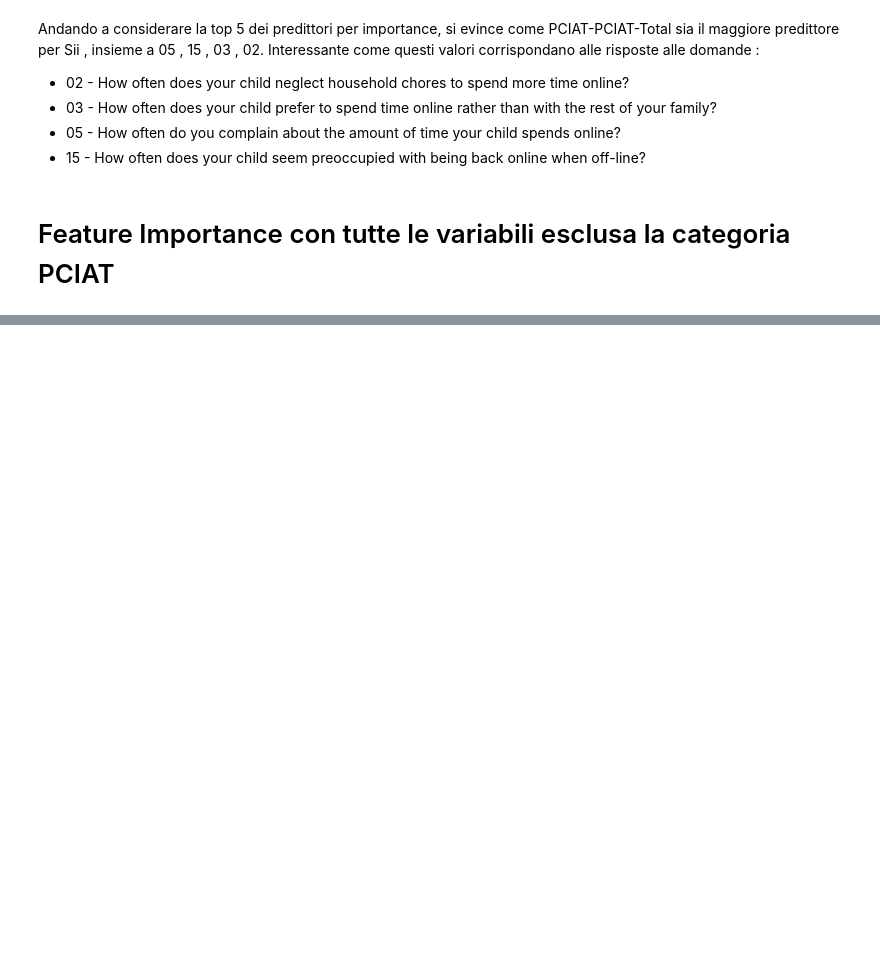
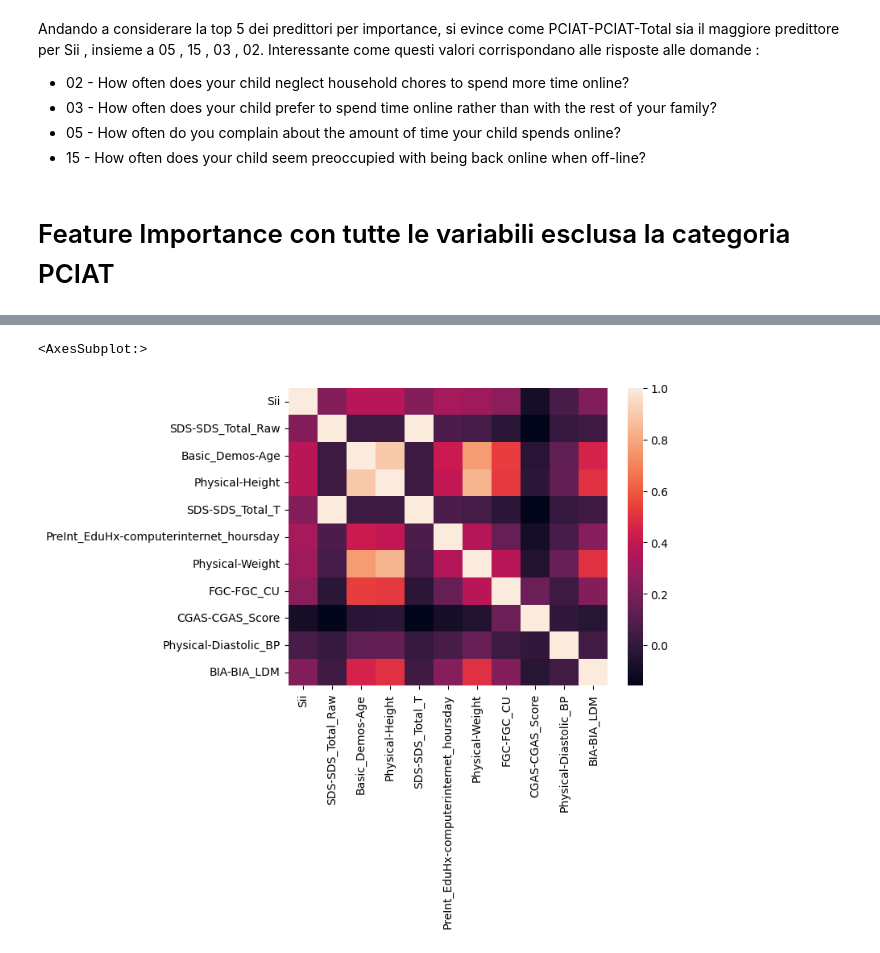
Before and after one commit to dadezz/ML_Problematic_Internet_Use, a Jupyter notebook: src/data_processing.ipynb, the cells around one changed output, grey strips where cells are left out. Drawn from its saved outputs; the diff is of its cells as text; code cells hidden in the pictures; blank space fills up the shorter version.

```diff
--- a/src/data_processing.ipynb
+++ b/src/data_processing.ipynb
@@ -356,0 +410,4 @@ Index(['Basic_Demos-Enroll_Season', 'Basic_Demos-Age', 'Basic_Demos-Sex',
+# %%
+top_10_features = forest_importances_sorted[:10]
+
+top_10_features.axes[0]
@@ -356,0 +420,6 @@ Index(['Basic_Demos-Enroll_Season', 'Basic_Demos-Age', 'Basic_Demos-Sex',
+# %%
+X_top_10 = X_train_all[top_10_features.axes[0]]
+
+X_top_10.insert(0,column="Sii",value=y_train_all)
+
+X_top_10.corr()
@@ -356,0 +439,6 @@ Index(['Basic_Demos-Enroll_Season', 'Basic_Demos-Age', 'Basic_Demos-Sex',
+# %%
+X_top_10.corr()
+sns.heatmap(X_top_10.corr())
+# %% [output]
+<AxesSubplot:>
+[figure, added]
```
Also changed, not shown: parts of 14 cells of this notebook, 2 other files.
